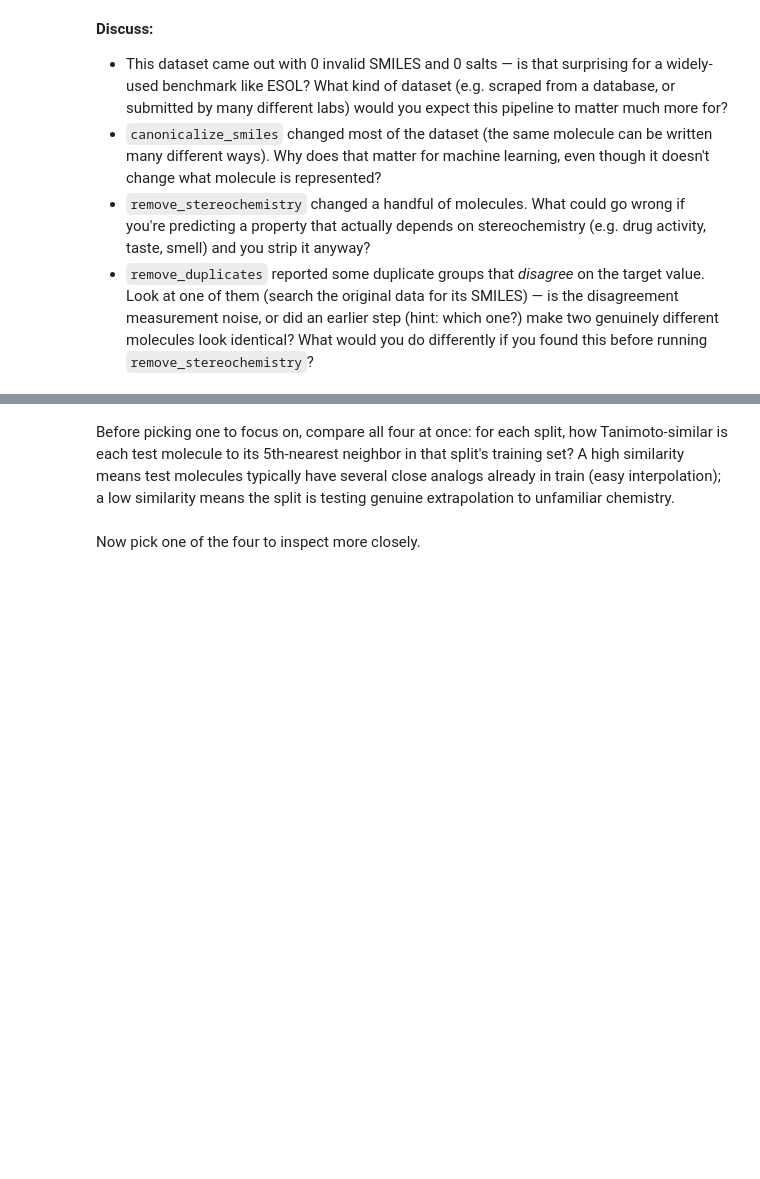
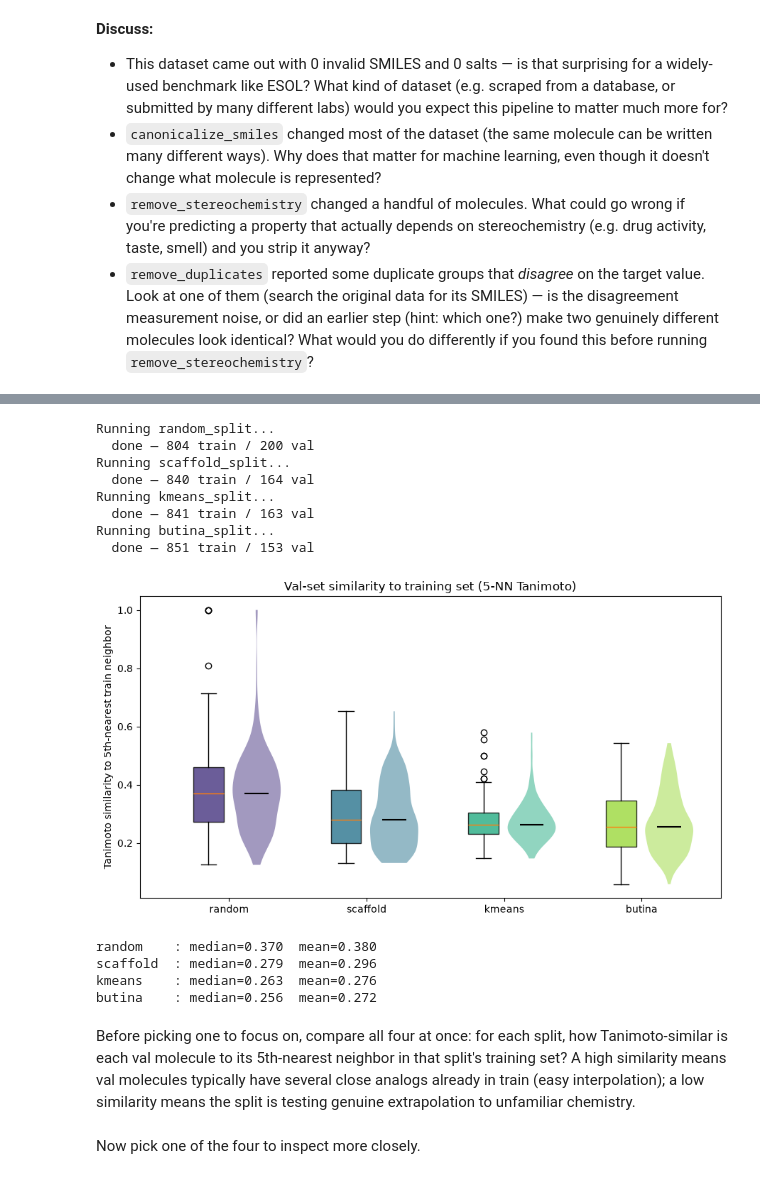
Before and after one commit to Corteswain/AI4molecules-tutorial, a Jupyter notebook: notebooks/AI4molecules_tutorial.ipynb, the cells around one changed output, grey strips where cells are left out. Cells and saved outputs as stored; diff of their text form; code cells hidden in the pictures; blank space fills up the shorter version.

```diff
--- a/notebooks/AI4molecules_tutorial.ipynb
+++ b/notebooks/AI4molecules_tutorial.ipynb
@@ -68,14 +77,16 @@ Setup done. Running in Colab: False | working directory: /home/ricbec/projects/A
 import numpy as np
 import pandas as pd
 import matplotlib.pyplot as plt
+from scipy.stats import spearmanr
+from sklearn.metrics import r2_score
 
 from utils.representations import REPRESENTATIONS
-from utils.splitting import SPLITTERS, random_split, scaffold_split, kmeans_split, butina_split
-from utils.models import MODEL_RUNNERS, run_chemprop
+from utils.splitting import SPLITTERS, random_split, scaffold_split, kmeans_split, butina_split, nested_cv_splits
+from utils.models import MODEL_RUNNERS, run_chemprop, predict_chemprop
 from utils.cleaning import remove_invalid_smiles, canonicalize_smiles, remove_salts, remove_stereochemistry, remove_duplicates
-from utils.viz import low_dimensional_representation, nearest_neighbor_similarity, TRAIN_COLOR, VAL_COLOR, TEST_COLOR
+from utils.viz import low_dimensional_representation, nearest_neighbor_similarity, TRAIN_COLOR, VAL_COLOR
 
 TARGET = "measured_log_solubility_mol_per_L"
-df = pd.read_csv("data/esol.csv")
+df = pd.read_csv("data/data.csv")  # a further ~10% is set aside elsewhere, outside this notebook
 print(f"{len(df)} molecules")
 df.head()
@@ -164,34 +192,48 @@ called explicitly, with a short message when it's done, so you can see exactly w
 is happening and how long each one takes.
 # %%
 print("Running random_split...")
-random_train_idx, random_val_idx, random_test_idx = random_split(df, val_size=0.15, test_size=0.15, seed=42)
-print(f"  done — {len(random_train_idx)} train / {len(random_val_idx)} val / {len(random_test_idx)} test")
+random_train_idx, random_val_idx = random_split(df, val_size=0.2, seed=42)
+print(f"  done — {len(random_train_idx)} train / {len(random_val_idx)} val")
 
 print("Running scaffold_split...")
-scaffold_train_idx, scaffold_val_idx, scaffold_test_idx = scaffold_split(df, val_size=0.15, test_size=0.15, seed=42)
-print(f"  done — {len(scaffold_train_idx)} train / {len(scaffold_val_idx)} val / {len(scaffold_test_idx)} test")
+scaffold_train_idx, scaffold_val_idx = scaffold_split(df, val_size=0.2, seed=42)
+print(f"  done — {len(scaffold_train_idx)} train / {len(scaffold_val_idx)} val")
 
 print("Running kmeans_split...")
-kmeans_train_idx, kmeans_val_idx, kmeans_test_idx = kmeans_split(df, val_size=0.15, test_size=0.15, seed=42)
-print(f"  done — {len(kmeans_train_idx)} train / {len(kmeans_val_idx)} val / {len(kmeans_test_idx)} test")
+kmeans_train_idx, kmeans_val_idx = kmeans_split(df, val_size=0.2, seed=42)
+print(f"  done — {len(kmeans_train_idx)} train / {len(kmeans_val_idx)} val")
 
 print("Running butina_split...")
-butina_train_idx, butina_val_idx, butina_test_idx = butina_split(df, val_size=0.15, test_size=0.15, seed=42)
-print(f"  done — {len(butina_train_idx)} train / {len(butina_val_idx)} val / {len(butina_test_idx)} test")
+butina_train_idx, butina_val_idx = butina_split(df, val_size=0.2, seed=42)
+print(f"  done — {len(butina_train_idx)} train / {len(butina_val_idx)} val")
 
 splits = {
-    "random": (random_train_idx, random_val_idx, random_test_idx),
-    "scaffold": (scaffold_train_idx, scaffold_val_idx, scaffold_test_idx),
-    "kmeans": (kmeans_train_idx, kmeans_val_idx, kmeans_test_idx),
-    "butina": (butina_train_idx, butina_val_idx, butina_test_idx),
+    "random": (random_train_idx, random_val_idx),
+    "scaffold": (scaffold_train_idx, scaffold_val_idx),
+    "kmeans": (kmeans_train_idx, kmeans_val_idx),
+    "butina": (butina_train_idx, butina_val_idx),
 }
 
 
 nn_sim_stats = nearest_neighbor_similarity(df, splits, k=5)
+# %% [output]
+Running random_split...
+  done — 804 train / 200 val
+Running scaffold_split...
+  done — 840 train / 164 val
+Running kmeans_split...
+  done — 841 train / 163 val
+Running butina_split...
+  done — 851 train / 153 val
+[figure, added]
+random    : median=0.370  mean=0.380
+scaffold  : median=0.279  mean=0.296
+kmeans    : median=0.263  mean=0.276
+butina    : median=0.256  mean=0.272
 # %% [markdown]
 Before picking one to focus on, compare all four at once: for each split, how Tanimoto-similar
-is each test molecule to its 5th-nearest neighbor in that split's training set? A high similarity
-means test molecules typically have several close analogs already in train (easy interpolation);
+is each val molecule to its 5th-nearest neighbor in that split's training set? A high similarity
+means val molecules typically have several close analogs already in train (easy interpolation);
 a low similarity means the split is testing genuine extrapolation to unfamiliar chemistry.
 # %% [markdown]
 Now pick one of the four to inspect more closely.
```
Also changed, not shown: parts of 26 cells of this notebook, 9 other files.
